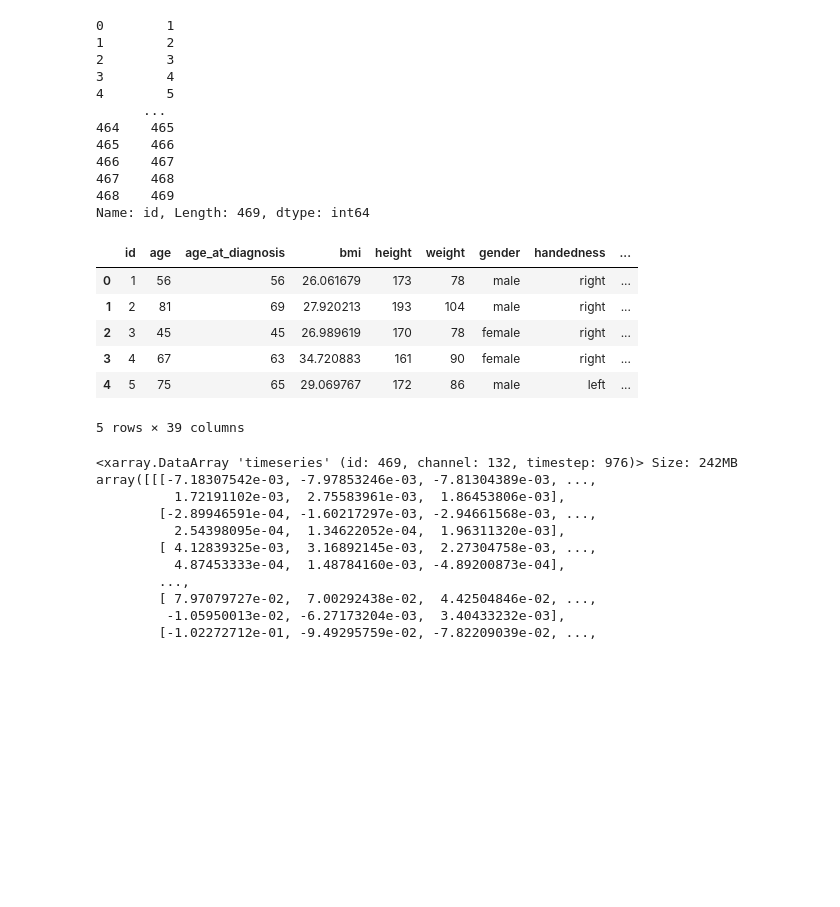
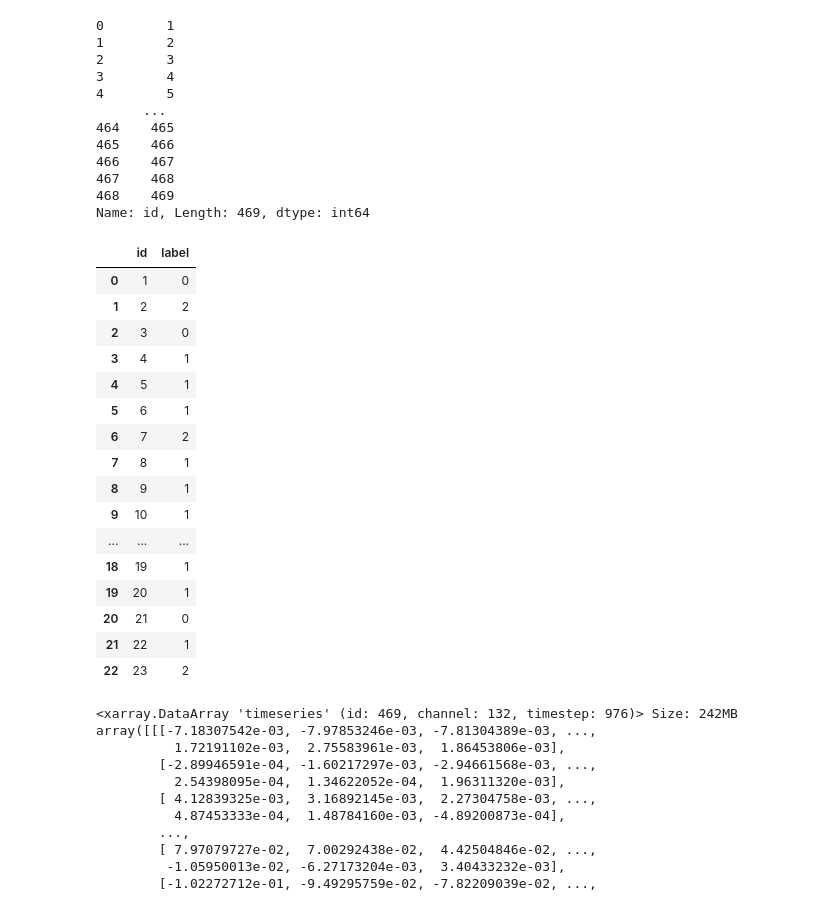
Before and after one commit to marzecovaa/spark, a Jupyter notebook: notebooks/final_model_anna_boss_5.ipynb, the cells around one changed output. Cells and saved outputs as stored; diff of their text form; code cells hidden in the pictures; blank space fills up the shorter version.

```diff
--- a/notebooks/final_model_anna_boss_5.ipynb
+++ b/notebooks/final_model_anna_boss_5.ipynb
@@ -58,15 +91,26 @@ id_list
 468    469
 Name: id, Length: 469, dtype: int64
 # %%
-X_q_data.head()
+X_q_data.head(23)
+y_data.head(23
 # %% [output]
-|  | id | age | age_at_diagnosis | bmi | height | weight | gender | handedness | ... |
-| 0 | 1 | 56 | 56 | 26.061679 | 173 | 78 | male | right | ... |
-| 1 | 2 | 81 | 69 | 27.920213 | 193 | 104 | male | right | ... |
-| 2 | 3 | 45 | 45 | 26.989619 | 170 | 78 | female | right | ... |
-| 3 | 4 | 67 | 63 | 34.720883 | 161 | 90 | female | right | ... |
-| 4 | 5 | 75 | 65 | 29.069767 | 172 | 86 | male | left | ... |
+|  | id | label |
+| 0 | 1 | 0 |
+| 1 | 2 | 2 |
+| 2 | 3 | 0 |
+| 3 | 4 | 1 |
+| 4 | 5 | 1 |
+| 5 | 6 | 1 |
+| 6 | 7 | 2 |
+| 7 | 8 | 1 |
+| 8 | 9 | 1 |
+| 9 | 10 | 1 |
+| ... | ... | ... |
+| 18 | 19 | 1 |
+| 19 | 20 | 1 |
+| 20 | 21 | 0 |
+| 21 | 22 | 1 |
+| 22 | 23 | 2 |
-5 rows × 39 columns
 # %%
 time_data = load_timeseries_data('../processed_data/')
 # %%
```
Also changed, not shown: parts of 19 cells of this notebook.
